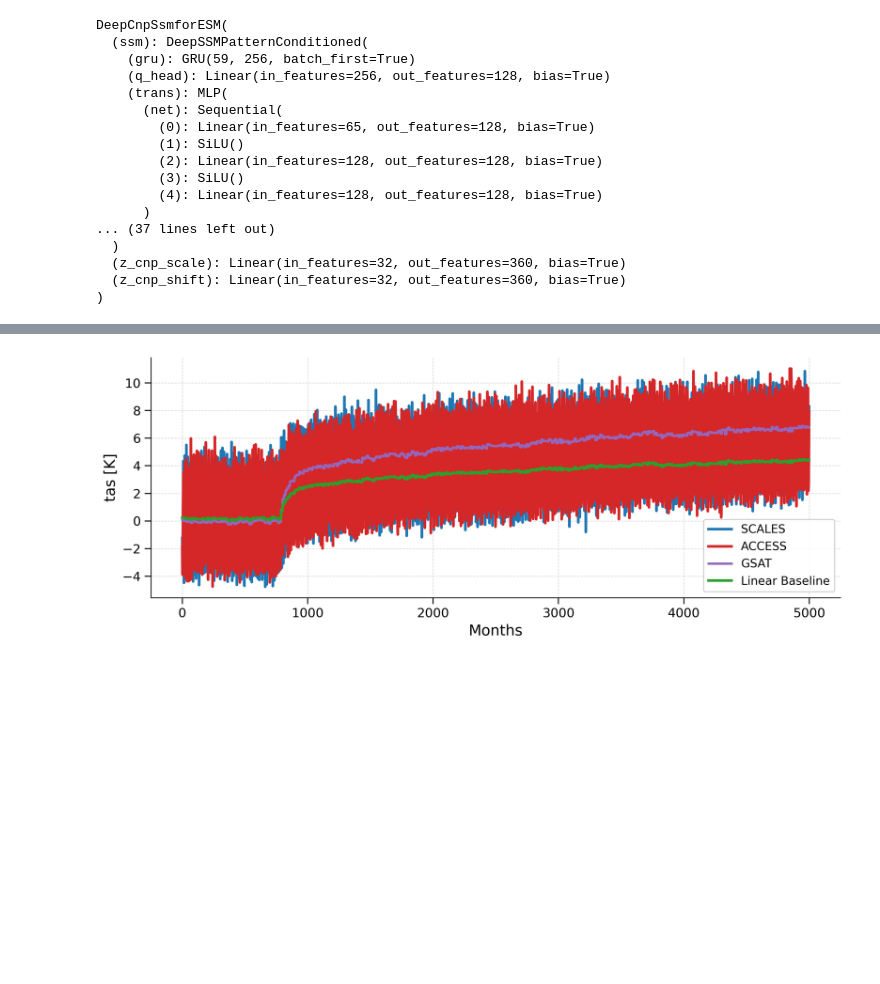
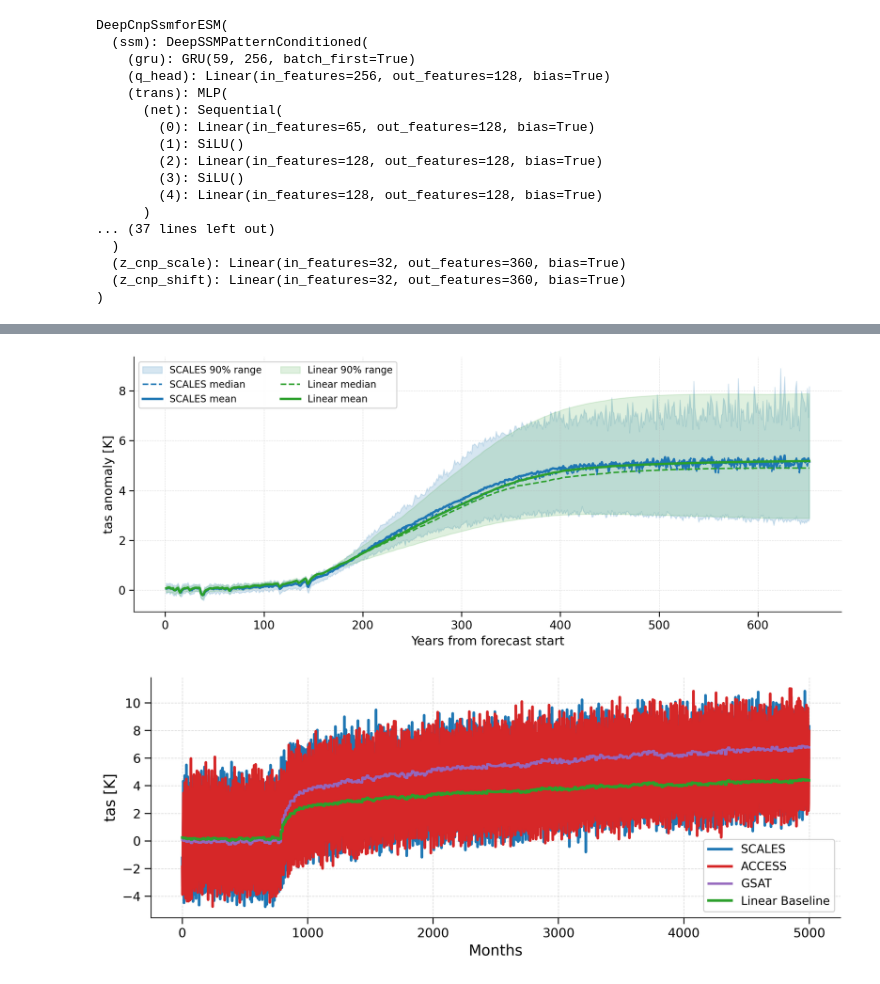
Before and after one commit to NiklasSchwind/SCALES-test, a Jupyter notebook: proto_scales/scales-for-fastMIP.ipynb, the cells around one changed output, grey strips where cells are left out. Drawn from its saved outputs; the diff is of its cells as text; code cells hidden in the pictures; blank space fills up the shorter version.

```diff
--- a/proto_scales/scales-for-fastMIP.ipynb
+++ b/proto_scales/scales-for-fastMIP.ipynb
@@ -1065,35 +665,37 @@ fig, ax = plt.subplots(figsize=(11, 4.5), dpi=200)
 # SCALES — 90 % band, median, mean
 ax.fill_between(x, y_p5, y_p95,
                 color="#1f77b4", alpha=0.18, label="SCALES 90% range")
 ax.plot(x, y_median,
         color="#1f77b4", linewidth=1.6, linestyle="--", label="SCALES median")
 ax.plot(x, y_mean,
         color="#1f77b4", linewidth=2.4, label="SCALES mean")
 
 # Linear — 90 % band, median, mean
 ax.fill_between(x, lin_p5, lin_p95,
                 color="#2ca02c", alpha=0.15, label="Linear 90% range")
 ax.plot(x, lin_median,
         color="#2ca02c", linewidth=1.6, linestyle="--", label="Linear median")
 ax.plot(x, lin_mean,
         color="#2ca02c", linewidth=2.4, label="Linear mean")
 
 # Ground truth
 n_gt = min(len(x_gt), len(x))
-ax.plot(x_gt[:n_gt], y_yearly_mean_gt[:n_gt],
-        color="#d62728", linewidth=2.4, label=f"ESM ({MODEL})")
+# ax.plot(x_gt[:n_gt], y_yearly_mean_gt[:n_gt],
+#         color="#d62728", linewidth=2.4, label=f"ESM ({MODEL})")
 
 # Styling
 ax.set_xlabel("Years from forecast start", fontsize=13)
 ax.set_ylabel("tas anomaly [K]", fontsize=13)
 ax.tick_params(axis="both", labelsize=12, length=5, width=1)
 ax.grid(True, linestyle="--", linewidth=0.5, alpha=0.4)
 ax.legend(fontsize=10, frameon=True, framealpha=0.92, edgecolor="0.8",
           ncol=2, loc="best")
 ax.spines["top"].set_visible(False)
 ax.spines["right"].set_visible(False)
 plt.tight_layout()
 #plt.savefig("/home/kainverena/PythonProjects/scales_plots/soo_ssp126_30Apr26_yearly_reservoir_no_hidden.pdf")
+# %% [output]
+[figure, added]
 # %%
 import matplotlib.pyplot as plt
 
```
Also changed, not shown: parts of 7 cells of this notebook.
